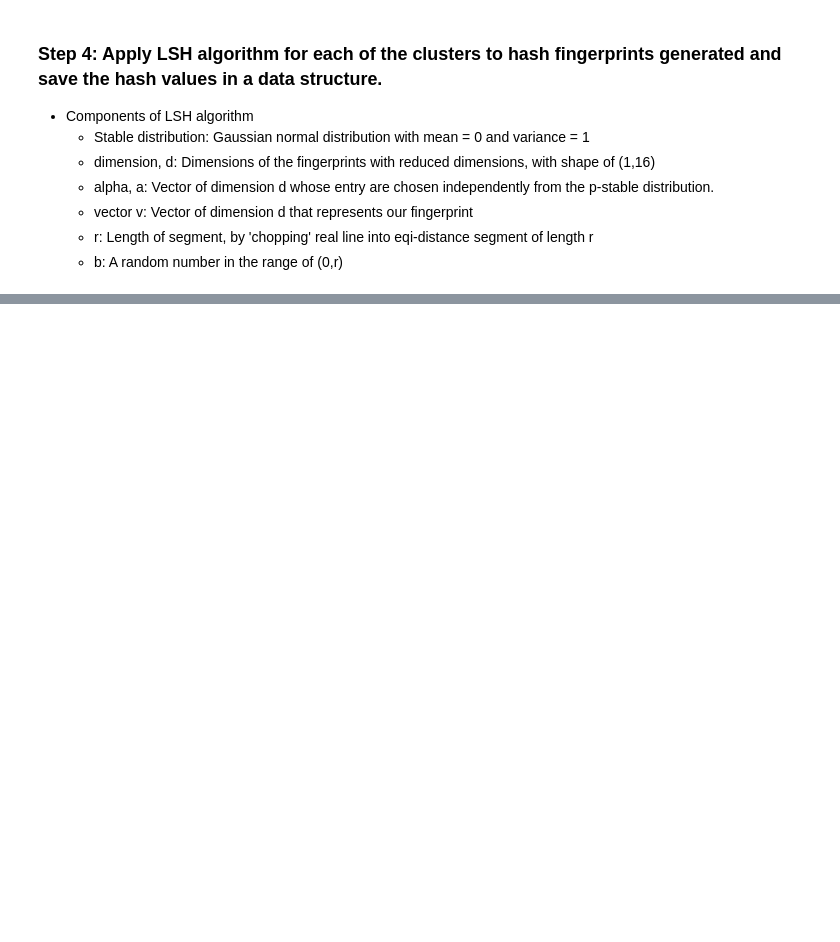
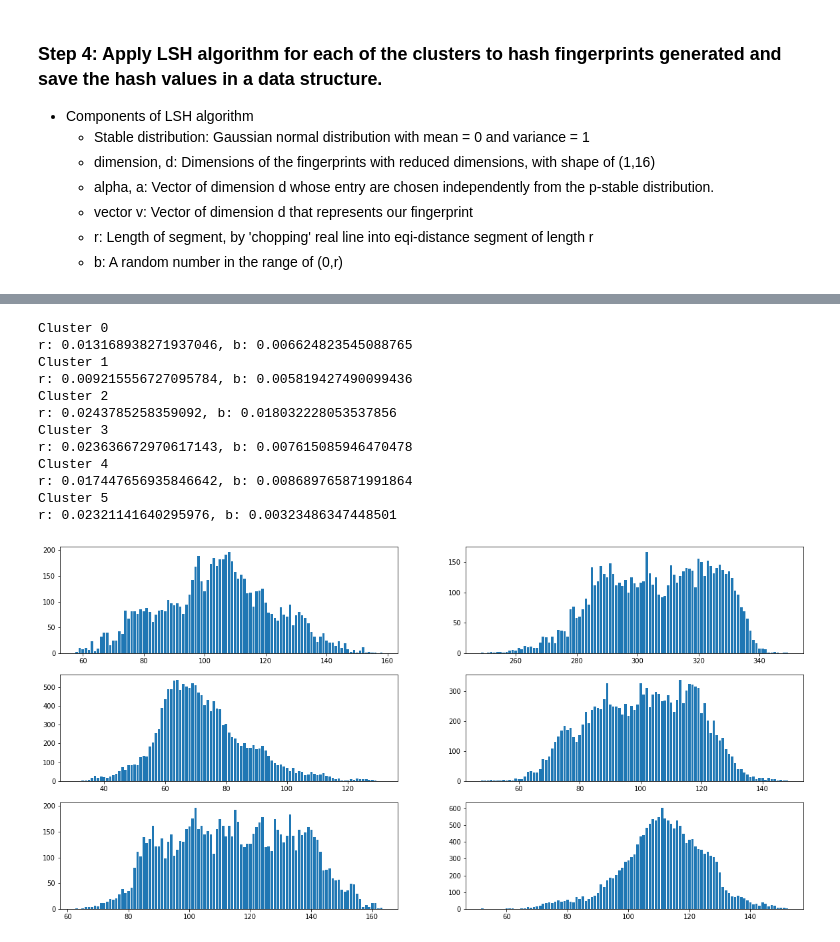
Before and after one commit to jinyangp/dso_localisation, a Jupyter notebook: wknn/model_wknn.ipynb, the cells around one changed output, grey strips where cells are left out. Cells and saved outputs as stored; diff of their text form; code cells hidden in the pictures; blank space fills up the shorter version.

```diff
--- a/wknn/model_wknn.ipynb
+++ b/wknn/model_wknn.ipynb
@@ -223,0 +396,38 @@ No. of fp clustered: 89628
+# %%
+# For each cluster, visualise the spread of hashed values using a histogram
+plt.rcParams['figure.figsize'] = [20, 10]
+fig, axs = plt.subplots(3,2)
+
+for i in range(3):
+    for j in range(i,i + 2):
+
+        # Determine the elements from each cluster
+        print(f'Cluster {i + j}')
+        cluster_rps = [rp for rp in processed_fp_db if rp['cluster_no'] == (i + j)]
+
+        # Get hash values for each cluster
+        r, b, hash_vals = get_hash_values(cluster_rps)
+        print(f'r: {r}, b: {b}')
+
+        keys = []
+        num_vals = []
+
+        for key, values in hash_vals.items():
+            keys.append(key)
+            num_vals.append(len(values))
+
+        axs[i][j - i].bar(x = keys, height = num_vals)
+# %% [output]
+Cluster 0
+r: 0.013168938271937046, b: 0.006624823545088765
+Cluster 1
+r: 0.009215556727095784, b: 0.005819427490099436
+Cluster 2
+r: 0.0243785258359092, b: 0.018032228053537856
+Cluster 3
+r: 0.023636672970617143, b: 0.007615085946470478
+Cluster 4
+r: 0.017447656935846642, b: 0.008689765871991864
+Cluster 5
+r: 0.02321141640295976, b: 0.00323486347448501
+[figure, added]
```
Also changed, not shown: parts of 22 cells of this notebook.
